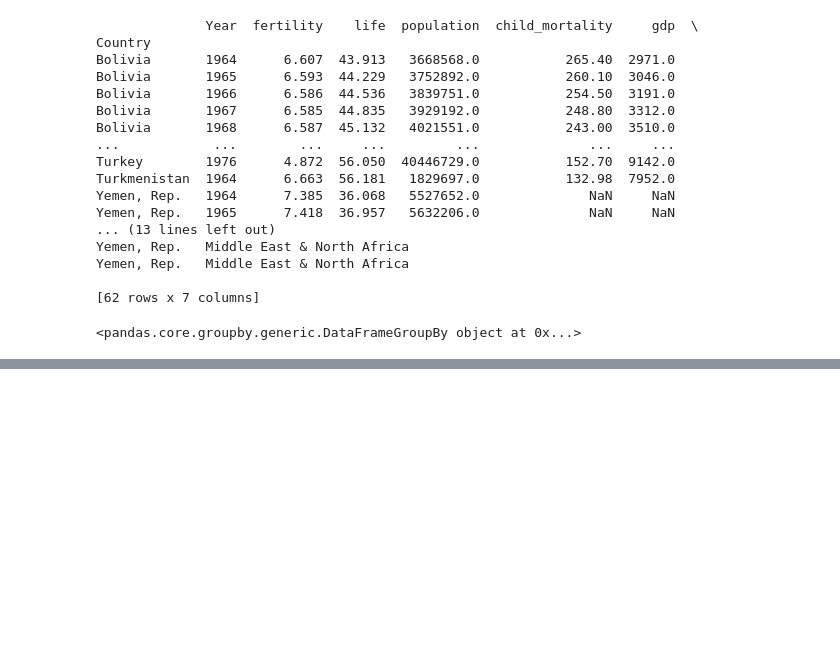
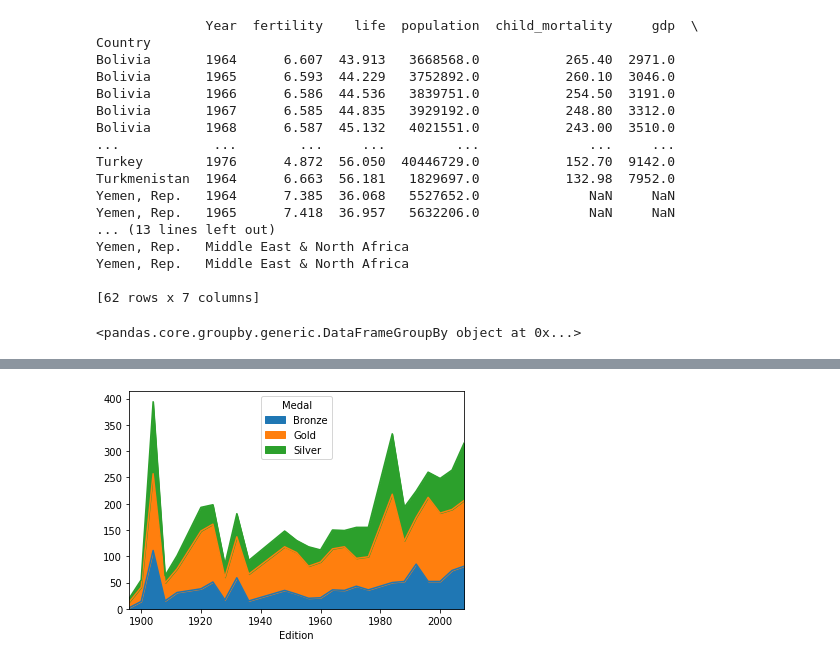
Before and after one commit to afminmax/DC-Data-Scientist-Lessons, a Jupyter notebook: 9-Dataframes with Pandas/df-pandas-1.ipynb, the cells around one changed output, grey strips where cells are left out. Cells and saved outputs as stored; diff of their text form; code cells hidden in the pictures; blank space fills up the shorter version.

```diff
--- a/9-Dataframes with Pandas/df-pandas-1.ipynb
+++ b/9-Dataframes with Pandas/df-pandas-1.ipynb
@@ -829,0 +1063,6 @@ print(reg_disp.loc[['United States','United Kingdom','China']])
+# %%
+# Create an area plot of usa_medals_by_year
+usa_medals_by_year.plot.area()
+plt.show()
+# %% [output]
+[figure, added]
```
Also changed, not shown: parts of 24 cells of this notebook.
